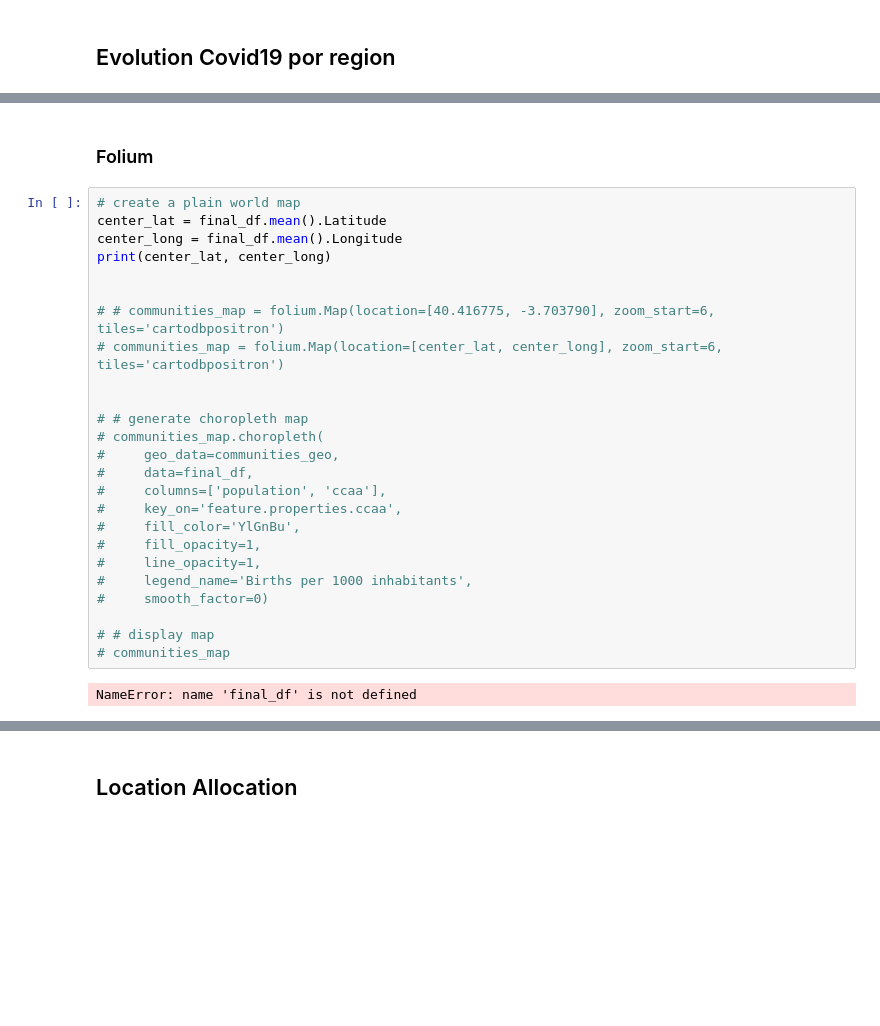
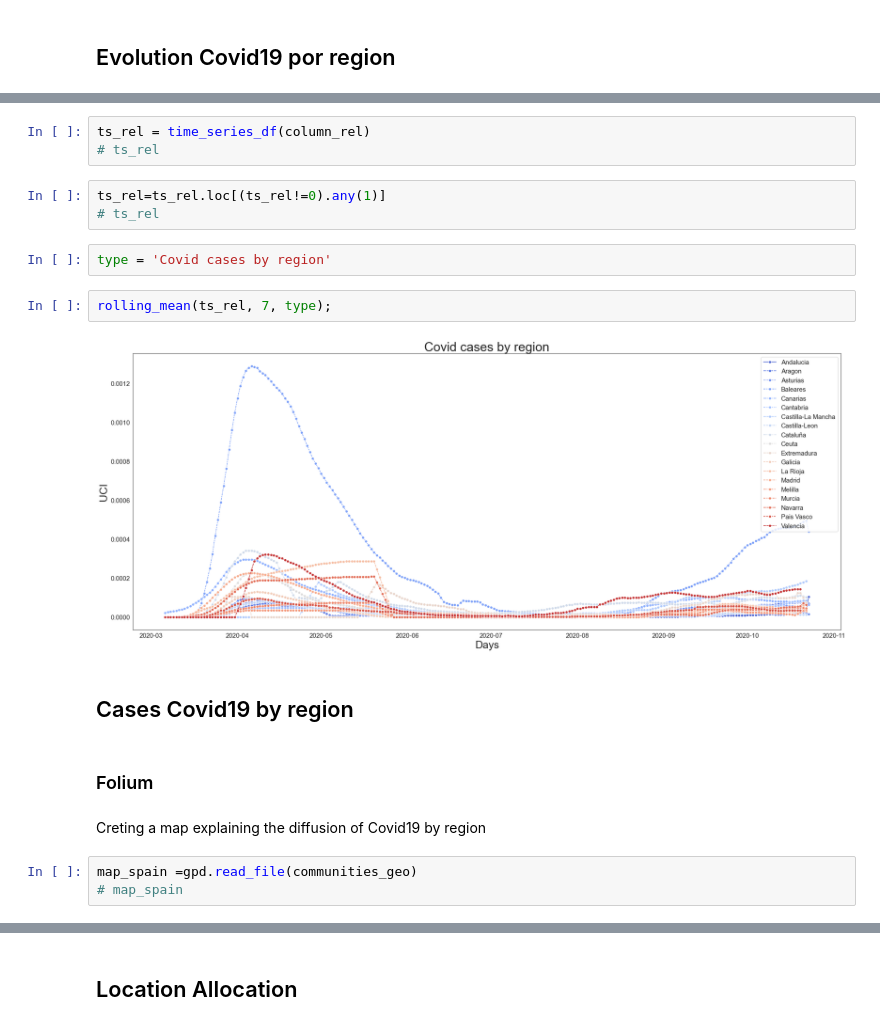
Before and after one commit to ironhack-bcn-data-pt/PR04-Project-tableau, a Jupyter notebook: your-code/PR05.ipynb, the cells around one changed output, grey strips where cells are left out. Drawn from its saved outputs; the diff is of its cells as text; blank space fills up the shorter version.

```diff
--- a/your-code/PR05.ipynb
+++ b/your-code/PR05.ipynb
@@ -787,29 +824,21 @@ g.tight_layout();
+# %%
+ts_rel = time_series_df(column_rel)
+# ts_rel
+# %%
+ts_rel=ts_rel.loc[(ts_rel!=0).any(1)]
+# ts_rel
+# %%
+type = 'Covid cases by region'
+# %%
+rolling_mean(ts_rel, 7, type);
+# %% [output]
+[figure, added]
+# %% [markdown]
+## Cases Covid19 by region
 # %% [markdown]
 ### Folium
-# %%
-# create a plain world map
-center_lat = final_df.mean().Latitude
-center_long = final_df.mean().Longitude
-print(center_lat, center_long)
-
-
-# # communities_map = folium.Map(location=[40.416775, -3.703790], zoom_start=6, tiles='cartodbpositron')
-# communities_map = folium.Map(location=[center_lat, center_long], zoom_start=6, tiles='cartodbpositron')
-
-
-# # generate choropleth map
-# communities_map.choropleth(
-#     geo_data=communities_geo,
-#     data=final_df,
-#     columns=['population', 'ccaa'],
-#     key_on='feature.properties.ccaa',
-#     fill_color='YlGnBu',
-#     fill_opacity=1,
-#     line_opacity=1,
-#     legend_name='Births per 1000 inhabitants',
-#     smooth_factor=0)
-
-# # display map
-# communities_map
-# %% [output]
-NameError: name 'final_df' is not defined
+# %% [markdown]
+Creting a map explaining the diffusion of Covid19 by region
+# %%
+map_spain =gpd.read_file(communities_geo)
+# map_spain
```
Also changed, not shown: parts of 41 cells of this notebook.
